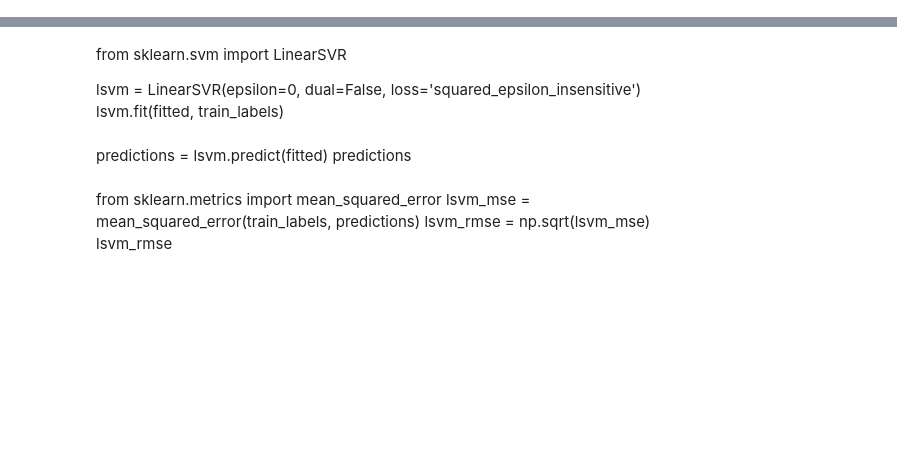
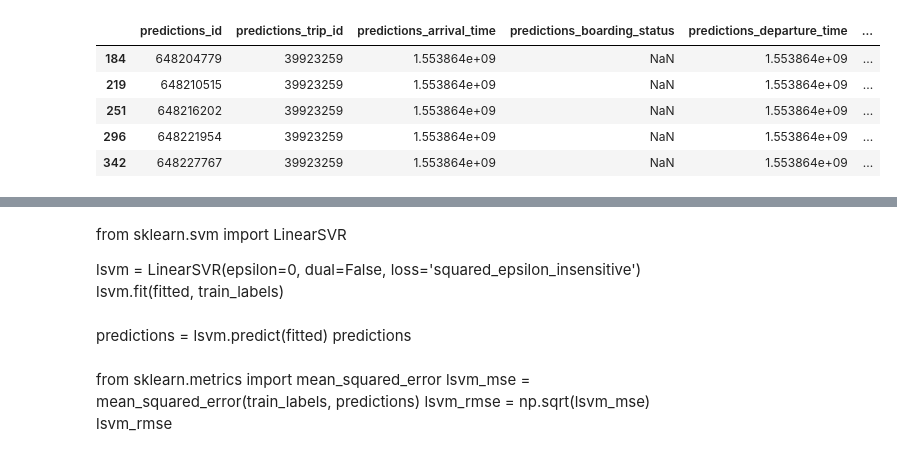
Before and after one commit to mbta/ml_exploration, a Jupyter notebook: Predictions.ipynb, the cells around one changed output, grey strips where cells are left out. Drawn from its saved outputs; the diff is of its cells as text; code cells hidden in the pictures; blank space fills up the shorter version.

```diff
--- a/Predictions.ipynb
+++ b/Predictions.ipynb
@@ -1,7 +0,0 @@
-# %%
-import os
-import pandas as pd
-
-def load_predictions_data():
-    predictions_path=os.path.join("datasets", "predictions_prod_v2.csv")
-    return pd.read_csv(predictions_path, dtype={"predictions_route_id": str, "predictions_stop_id": str})
@@ -10,0 +42,9 @@ data_copy = data.copy()
+# %%
+data.head()
+# %% [output]
+|  | predictions_id | predictions_trip_id | predictions_arrival_time | predictions_boarding_status | predictions_departure_time | ... |
+| 184 | 648204779 | 39923259 | 1.553864e+09 | NaN | 1.553864e+09 | ... |
+| 219 | 648210515 | 39923259 | 1.553864e+09 | NaN | 1.553864e+09 | ... |
+| 251 | 648216202 | 39923259 | 1.553864e+09 | NaN | 1.553864e+09 | ... |
+| 296 | 648221954 | 39923259 | 1.553864e+09 | NaN | 1.553864e+09 | ... |
+| 342 | 648227767 | 39923259 | 1.553864e+09 | NaN | 1.553864e+09 | ... |
```
Also changed, not shown: parts of 54 cells of this notebook, 1 other file.
